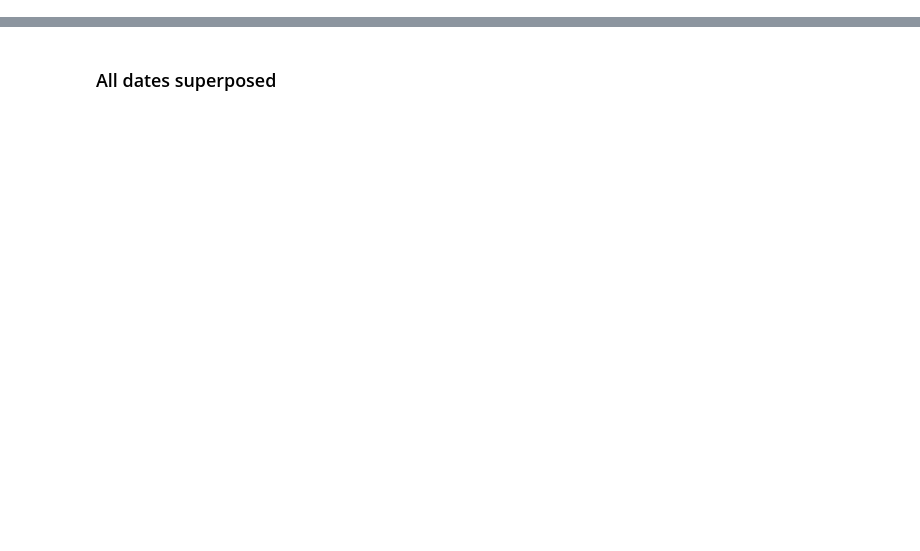
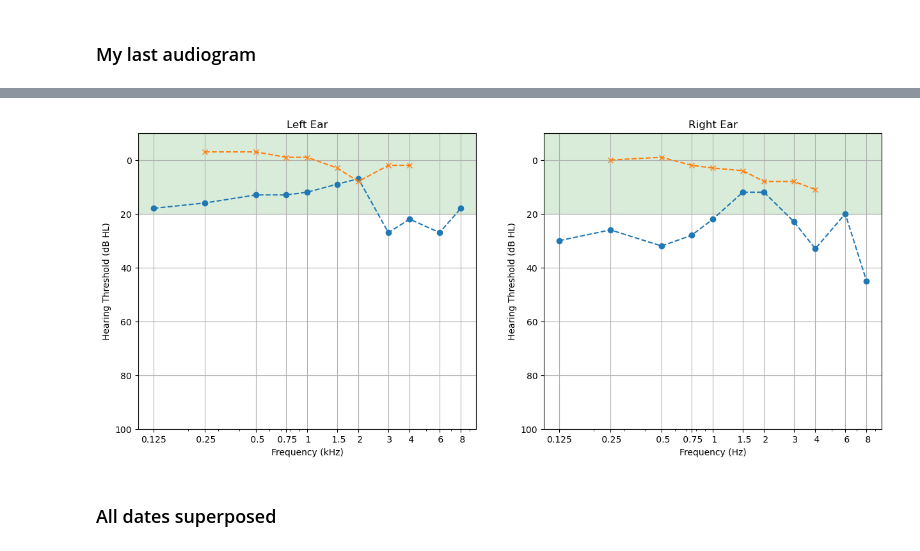
Before and after one commit to lorenzosquadrani/superhearo, a Jupyter notebook: analysis.ipynb, the cells around one changed output, grey strips where cells are left out. Saved outputs shown, nothing was run; the diff lists cells and outputs as text; code cells hidden in the pictures; blank space fills up the shorter version.

```diff
--- a/analysis.ipynb
+++ b/analysis.ipynb
@@ -20,3 +20,53 @@ data.head()
 | 2024-02-19 | [125.0, 250.0, 500.0, 750.0, 1000... | [18.0, 12.0, 15.0, 10.0, 8.0, 6.0... | [250.0, 500.0, 750.0, 1000.0, 150... | [5.0, 5.0, 8.0, 6.0, 3.0, 3.0, 15... | [125.0, 250.0, 500.0, 750.0, 1000... | [42.0, 42.0, 42.0, 40.0, 32.0, 29... | [250.0, 500.0, 750.0, 1000.0, 150... | [5.0, 5.0, 5.0, 5.0, 11.0, 11.0, ... |
 | 2024-06-04 | [125.0, 250.0, 500.0, 750.0, 1000... | [22.0, 24.0, 26.0, 26.0, 20.0, 15... | [250.0, 500.0, 750.0, 1000.0, 150... | [13.0, 18.0, 18.0, 15.0, 10.0, 15... | [125.0, 250.0, 500.0, 750.0, 1000... | [40.0, 41.0, 45.0, 41.0, 39.0, 33... | [250.0, 500.0, 750.0, 1000.0, 150... | [10.0, 10.0, 12.0, 13.0, 19.0, 18... |
 | 2024-07-03 | [125.0, 250.0, 500.0, 750.0, 1000... | [18.0, 12.0, 15.0, 15.0, 10.0, 10... | [250.0, 500.0, 750.0, 1000.0, 150... | [5.0, 6.0, 2.0, 4.0, 7.0, 1.0, 4.... | [125.0, 250.0, 500.0, 750.0, 1000... | [29.0, 30.0, 32.0, 32.0, 31.0, 26... | [250.0, 500.0, 750.0, 1000.0, 150... | [5.0, 5.0, 5.0, 5.0, 10.0, 15.0, ... |
+# %% [markdown]
+### My last audiogram
+# %%
+from matplotlib.ticker import ScalarFormatter
+
+last_date = data.index[-1]
+print(last_date)
+
+fig, ax = plt.subplots(1, 2, figsize=(15, 6))
+
+air_freqs = np.array(data.loc[last_date, ('left', 'air', 'frequency')])
+air_left = data.loc[last_date, ('left', 'air', 'dB HL')]
+air_right = data.loc[last_date, ('right', 'air', 'dB HL')]
+
+bone_freqs = data.loc[last_date, ('left', 'bone', 'frequency')]
+bone_left = data.loc[last_date, ('left', 'bone', 'dB HL')]
+bone_right = data.loc[last_date, ('right', 'bone', 'dB HL')]
+
+ax[0].plot(air_freqs, air_left, '--o', label='Left Ear')
+ax[0].plot(bone_freqs, bone_left, '--x', label='Left Ear (Bone)')
+ax[0].set_title('Left Ear')
+ax[0].set_xlabel('Frequency (kHz)')
+ax[0].set_ylabel('Hearing Threshold (dB HL)')
+ax[0].set_xscale('log')
+ax[0].set_ylim(-10, 100)
+ax[0].yaxis.set_inverted(True)
+ax[0].grid()
+ax[0].set_xticks(air_freqs)
+ax[0].set_xticklabels('0.125, 0.25, 0.5, 0.75, 1, 1.5, 2, 3, 4, 6, 8'.split(','))
+
+ax[1].plot(air_freqs, air_right, 'o--', label='Right Ear')
+ax[1].plot(bone_freqs, bone_right, 'x--', label='Right Ear (Bone)')
+ax[1].set_title('Right Ear')
+ax[1].set_xlabel('Frequency (Hz)')
+ax[1].set_ylabel('Hearing Threshold (dB HL)')
+ax[1].set_xscale('log')
+ax[1].set_ylim(-10, 100)
+ax[1].yaxis.set_inverted(True)
+ax[1].grid()
+ax[1].set_xticks(air_freqs)
+ax[1].set_xticks(air_freqs)
+ax[1].set_xticklabels('0.125, 0.25, 0.5, 0.75, 1, 1.5, 2, 3, 4, 6, 8'.split(','))
+
+# highlith in green normal region (-10, 20)
+ax[0].axhspan(-10, 20, color='green', alpha=0.15)
+ax[1].axhspan(-10, 20, color='green', alpha=0.15)
+
+
+plt.show()
+# %% [output]
@@ -23,3 +74,4 @@ data.head()
+[figure, added]
 # %% [markdown]
 ### All dates superposed
 # %%
```
Also changed, not shown: parts of 7 cells of this notebook, 1 other file.
